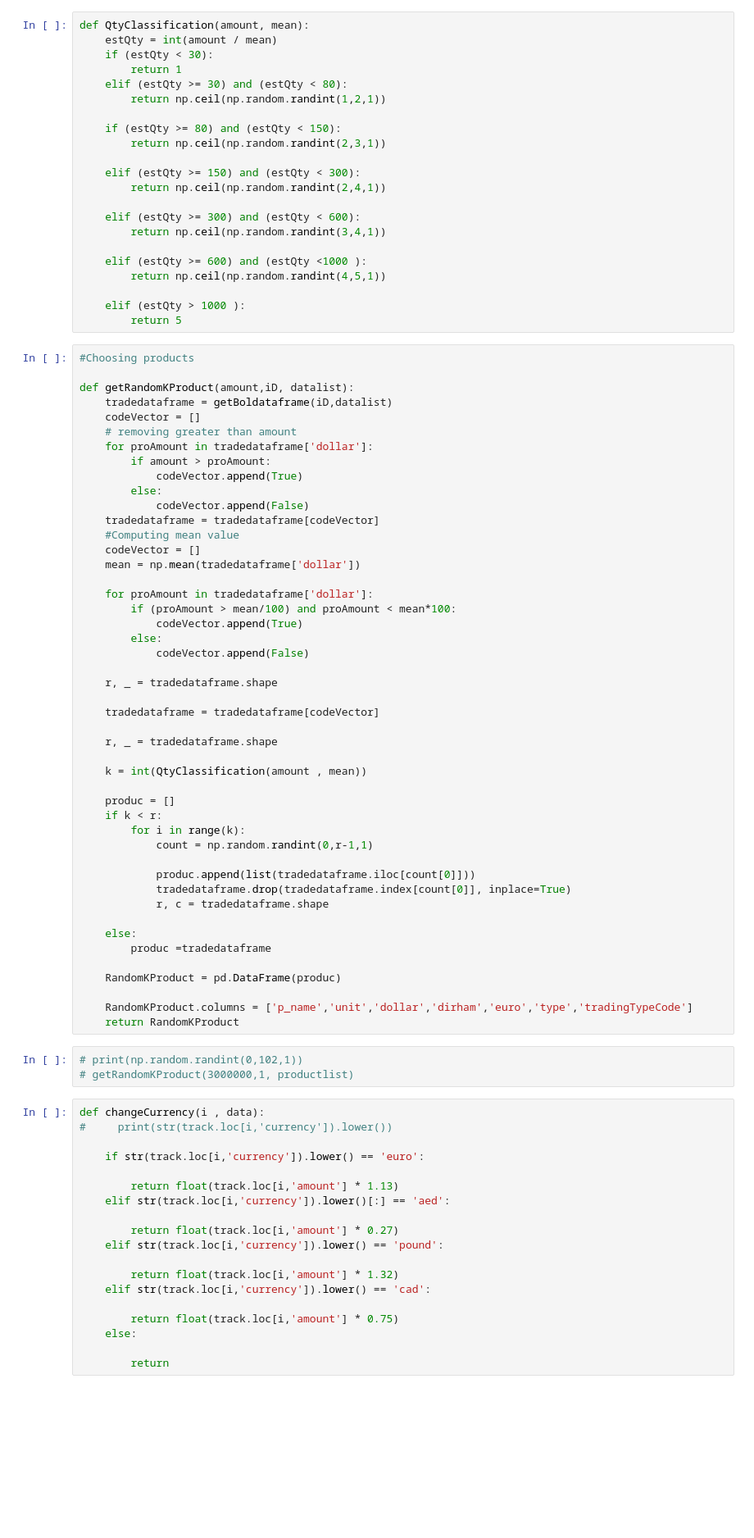
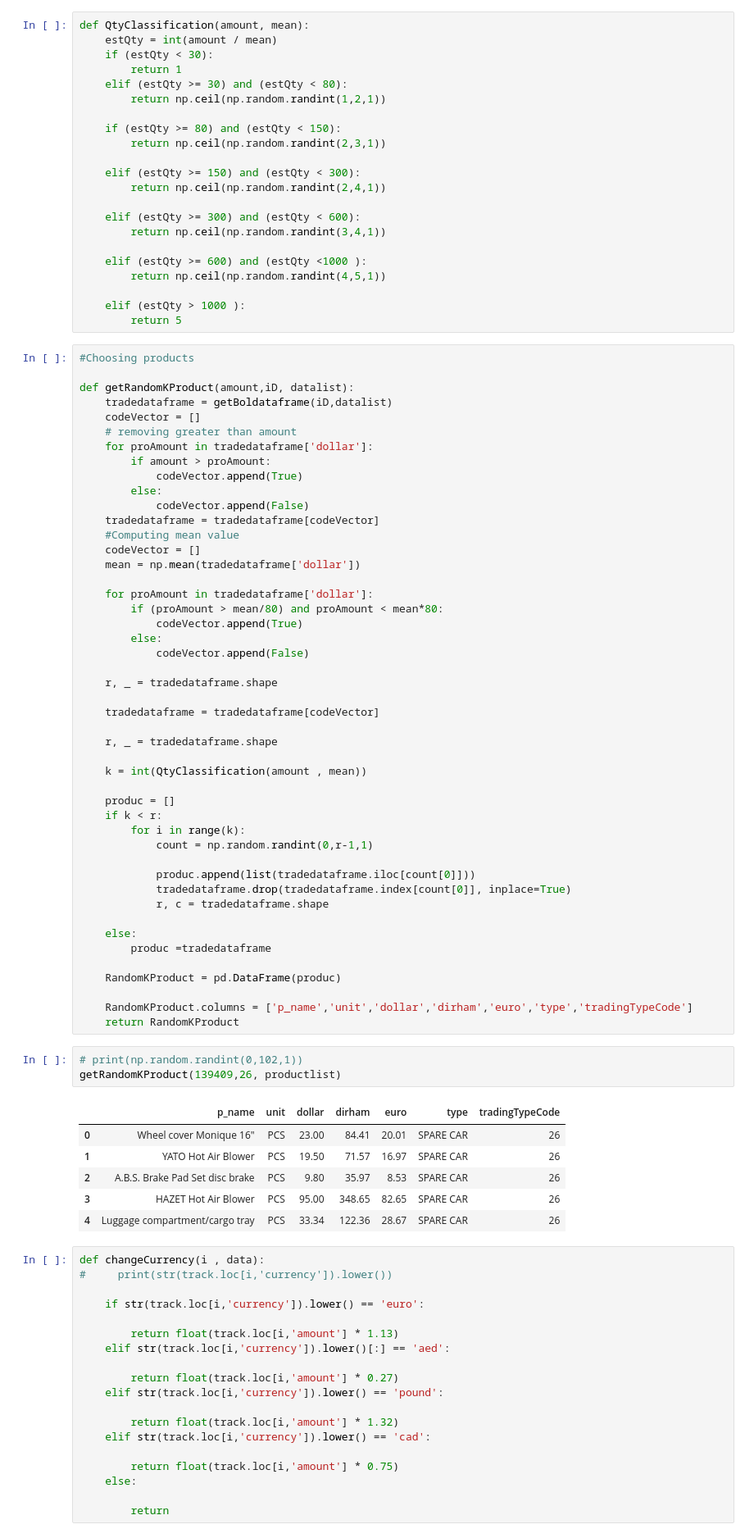
Before and after one commit to aminkhod/Abacas-transaction, a Jupyter notebook: transaction _PO.ipynb, the cells around one changed output. Shown at 82% size. Cells and saved outputs as stored; diff of their text form; blank space fills up the shorter version.

```diff
--- a/transaction _PO.ipynb
+++ b/transaction _PO.ipynb
@@ -282,7 +327,7 @@ def getRandomKProduct(amount,iD, datalist):
     mean = np.mean(tradedataframe['dollar'])
 
     for proAmount in tradedataframe['dollar']:
-        if (proAmount > mean/100) and proAmount < mean*100:
+        if (proAmount > mean/80) and proAmount < mean*80:
             codeVector.append(True)
         else:
             codeVector.append(False)
@@ -313,7 +358,14 @@ def getRandomKProduct(amount,iD, datalist):
     return RandomKProduct
 # %%
 # print(np.random.randint(0,102,1))
-# getRandomKProduct(3000000,1, productlist)
+getRandomKProduct(139409,26, productlist)
+# %% [output]
+|  | p_name | unit | dollar | dirham | euro | type | tradingTypeCode |
+| 0 | Wheel cover Monique 16" | PCS | 23.00 | 84.41 | 20.01 | SPARE CAR | 26 |
+| 1 | YATO Hot Air Blower | PCS | 19.50 | 71.57 | 16.97 | SPARE CAR | 26 |
+| 2 | A.B.S. Brake Pad Set disc brake | PCS | 9.80 | 35.97 | 8.53 | SPARE CAR | 26 |
+| 3 | HAZET Hot Air Blower | PCS | 95.00 | 348.65 | 82.65 | SPARE CAR | 26 |
+| 4 | Luggage compartment/cargo tray | PCS | 33.34 | 122.36 | 28.67 | SPARE CAR | 26 |
 # %%
 def changeCurrency(i , data):
 #     print(str(track.loc[i,'currency']).lower())
```
Also changed, not shown: parts of 7 cells of this notebook, 15 other files.
